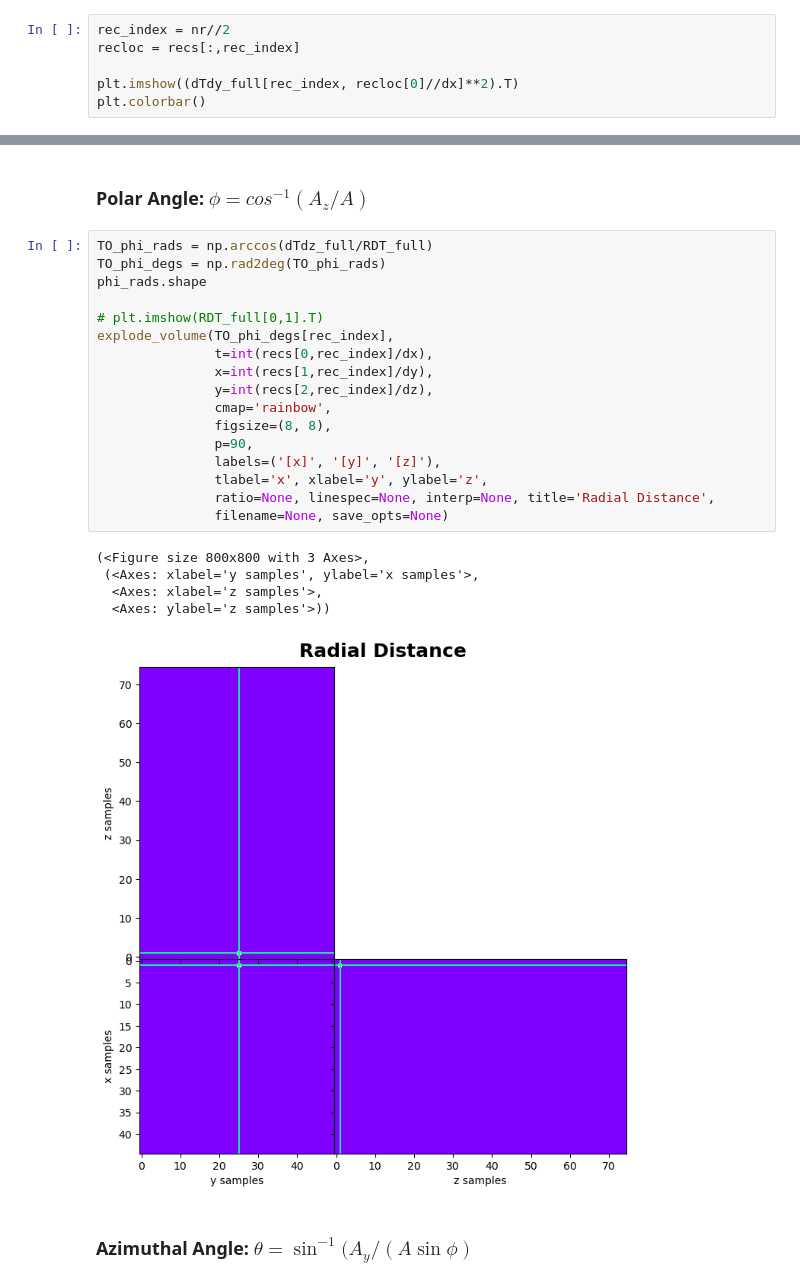
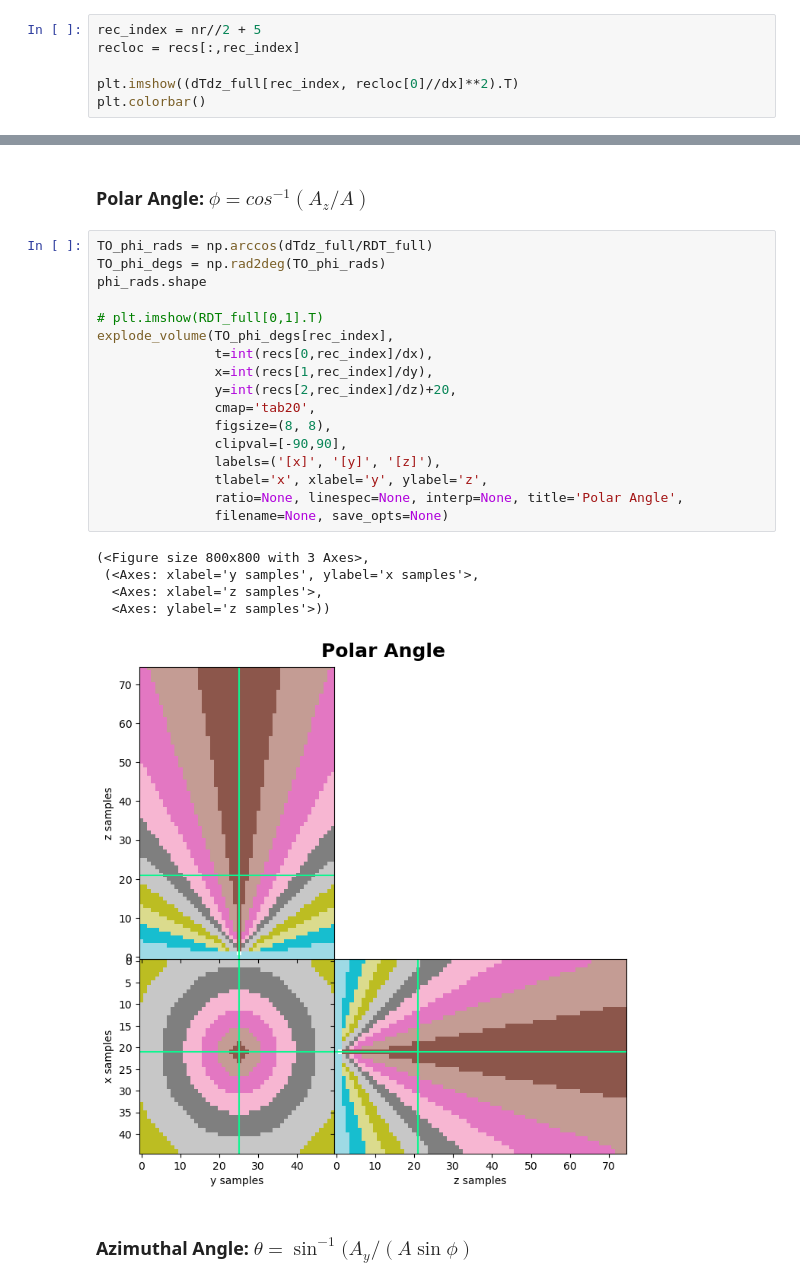
Before and after one commit to FraCSPy/FraCSPy, a Jupyter notebook: Notebooks/MTI /MTI_ComponentCreation_Spherical.ipynb, the cells around one changed output, grey strips where cells are left out. Drawn from its saved outputs; the diff is of its cells as text.

Commit message:
Polar angles for MTI

```diff
--- a/Notebooks/MTI /MTI_ComponentCreation_Spherical.ipynb
+++ b/Notebooks/MTI /MTI_ComponentCreation_Spherical.ipynb
@@ -149,10 +148,10 @@ RDT_full = np.sqrt(dTdx_full**2 + dTdy_full**2 + dTdz_full**2 )
 # theta_takeoff_rads = np.arctan(dTdx_full/dTdz_full)
 # theta_takeoff_degs = np.rad2deg(theta_takeoff_rads)
 # %%
-rec_index = nr//2
+rec_index = nr//2 + 5
 recloc = recs[:,rec_index]
 
-plt.imshow((dTdy_full[rec_index, recloc[0]//dx]**2).T)
+plt.imshow((dTdz_full[rec_index, recloc[0]//dx]**2).T)
 plt.colorbar()
 # %% [output]
 <matplotlib.colorbar.Colorbar at 0x...>
@@ -181,26 +184,26 @@ explode_volume(RDT_full[rec_index],
 # %%
 TO_phi_rads = np.arccos(dTdz_full/RDT_full)
 TO_phi_degs = np.rad2deg(TO_phi_rads)
 phi_rads.shape
 
 # plt.imshow(RDT_full[0,1].T)
 explode_volume(TO_phi_degs[rec_index],
                t=int(recs[0,rec_index]/dx),
                x=int(recs[1,rec_index]/dy),
-               y=int(recs[2,rec_index]/dz),
-               cmap='rainbow',
+               y=int(recs[2,rec_index]/dz)+20,
+               cmap='tab20',
                figsize=(8, 8),
-               p=90,
+               clipval=[-90,90],
                labels=('[x]', '[y]', '[z]'),
                tlabel='x', xlabel='y', ylabel='z',
-               ratio=None, linespec=None, interp=None, title='Radial Distance',
+               ratio=None, linespec=None, interp=None, title='Polar Angle',
                filename=None, save_opts=None)
 # %% [output]
 (<Figure size 800x800 with 3 Axes>,
  (<Axes: xlabel='y samples', ylabel='x samples'>,
   <Axes: xlabel='z samples'>,
   <Axes: ylabel='z samples'>))
-[figure, old version]
+[figure, new version]
 # %% [markdown]
 ### Azimuthal Angle: $\theta = \sin^{-1}(A_y/(A\sin\phi) $
 # %%
```
Also changed, not shown: parts of 7 cells of this notebook, 1 other file.
